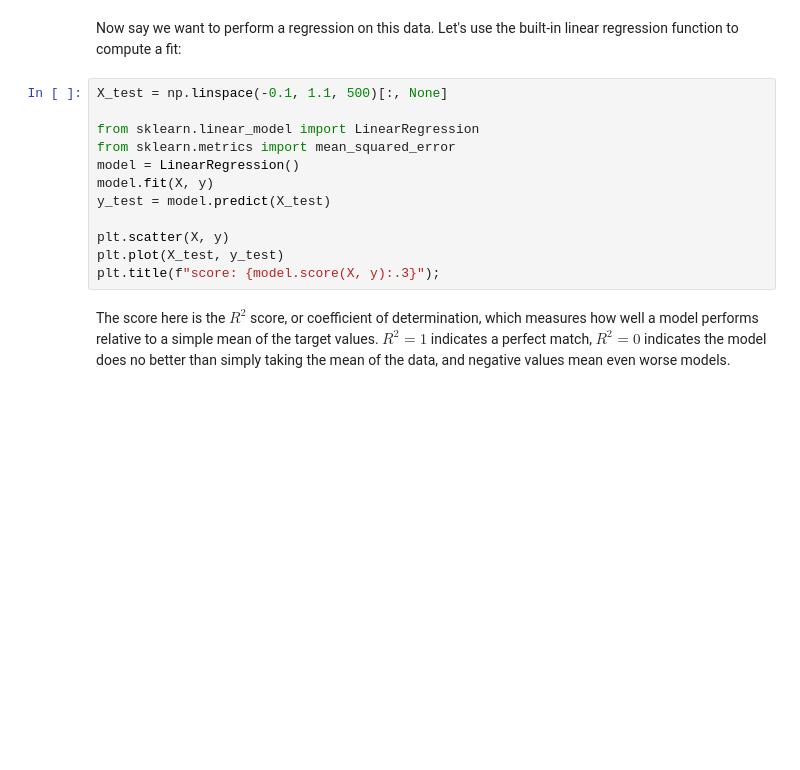
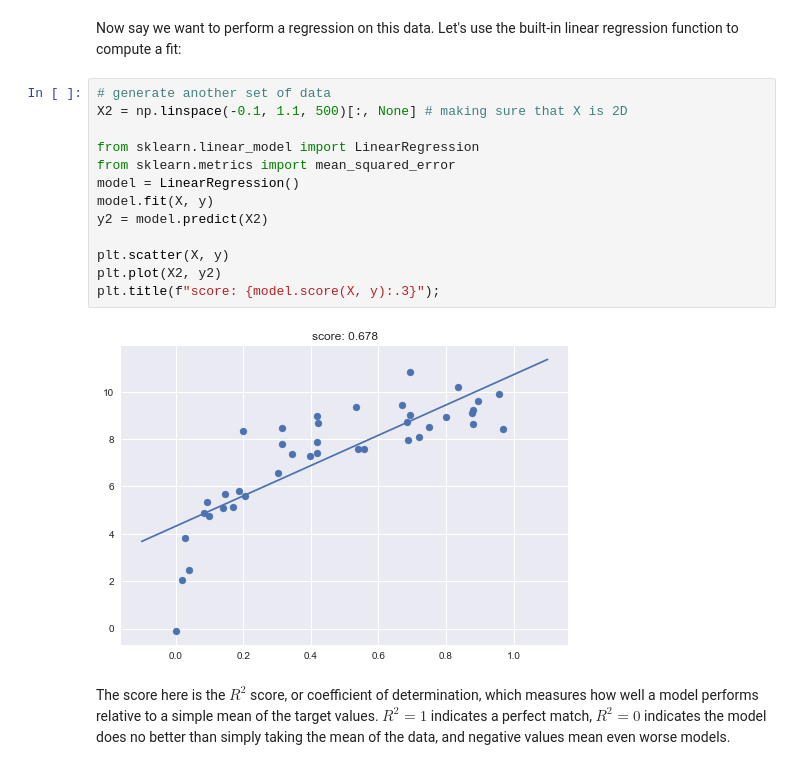
Before and after one commit to prasys/sklearn_tutorial, a Jupyter notebook: notebooks/05-Validation.ipynb, the cells around one changed output. Cells and saved outputs as stored; diff of their text form; blank space fills up the shorter version.

Commit message:
X_test -> X2

```diff
--- a/notebooks/05-Validation.ipynb
+++ b/notebooks/05-Validation.ipynb
@@ -175,17 +177,20 @@ plt.scatter(X, y);
 # %% [markdown]
 Now say we want to perform a regression on this data.  Let's use the built-in linear regression function to compute a fit:
 # %%
-X_test = np.linspace(-0.1, 1.1, 500)[:, None]
+# generate another set of data
+X2 = np.linspace(-0.1, 1.1, 500)[:, None] # making sure that X is 2D
 
 from sklearn.linear_model import LinearRegression
 from sklearn.metrics import mean_squared_error
 model = LinearRegression()
 model.fit(X, y)
-y_test = model.predict(X_test)
+y2 = model.predict(X2)
 
 plt.scatter(X, y)
-plt.plot(X_test, y_test)
+plt.plot(X2, y2)
 plt.title(f"score: {model.score(X, y):.3}");
+# %% [output]
+[figure, added]
 # %% [markdown]
 The score here is the $R^2$ score, or coefficient of determination, which measures how well a model performs relative to a simple mean of the target values. $R^2=1$ indicates a perfect match, $R^2=0$ indicates the model does no better than simply taking the mean of the data, and negative values mean even worse models.
 # %% [markdown]
```
Also changed, not shown: parts of 11 cells of this notebook.
